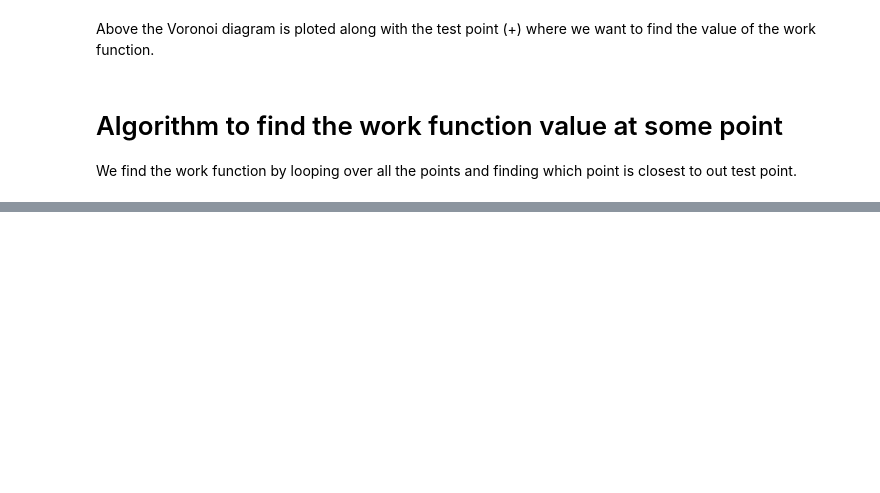
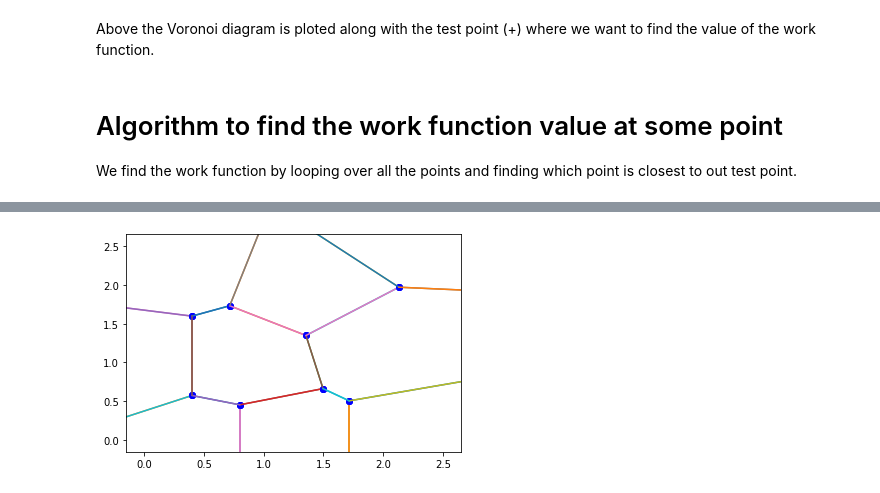
Before and after one commit to NanoPhysicsCenter/RUMDEED, a Jupyter notebook: scripts/Voronoi/Voronoi.ipynb, the cells around one changed output, grey strips where cells are left out. Cells and saved outputs as stored; diff of their text form; code cells hidden in the pictures; blank space fills up the shorter version.

```diff
--- a/scripts/Voronoi/Voronoi.ipynb
+++ b/scripts/Voronoi/Voronoi.ipynb
@@ -70,0 +245,19 @@ print(work_fun[np.argmin(d_p)])
+# %%
+regions, ver = voronoi_finite_polygons_2d(vor)
+# %%
+for r in regions:
+    x = []
+    y = []
+    for i in r:
+        x.append(ver[i][0])
+        y.append(ver[i][1])
+        plt.plot(ver[i][0], ver[i][1], 'ob')
+
+    for i in range(0, len(x)):
+        plt.plot([x[i], x[i-1]], [y[i], y[i-1]])
+
+plt.xlim([-0.15, 2.65])
+plt.ylim([-0.15, 2.65])
+plt.show()
+# %% [output]
+[figure, added]
```
Also changed, not shown: parts of 10 cells of this notebook, 2 other files.
